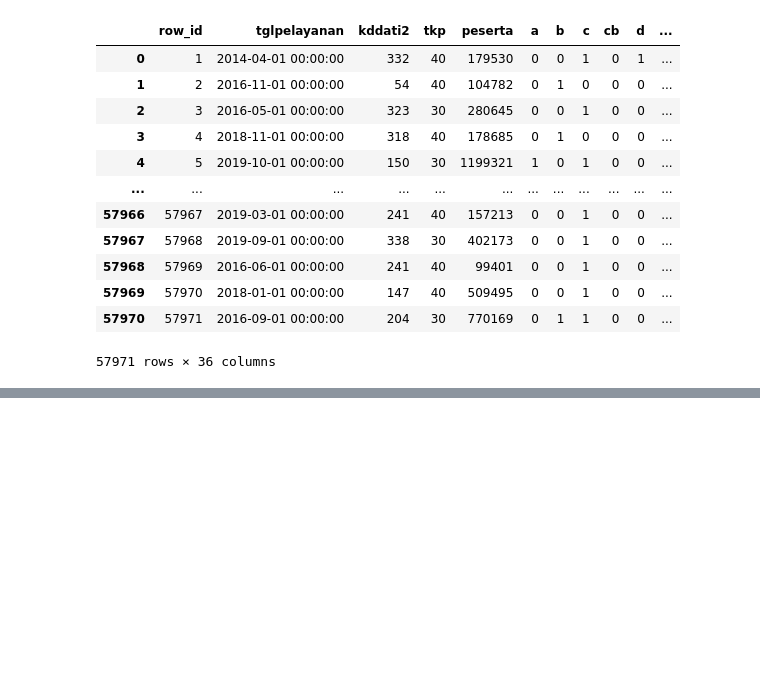
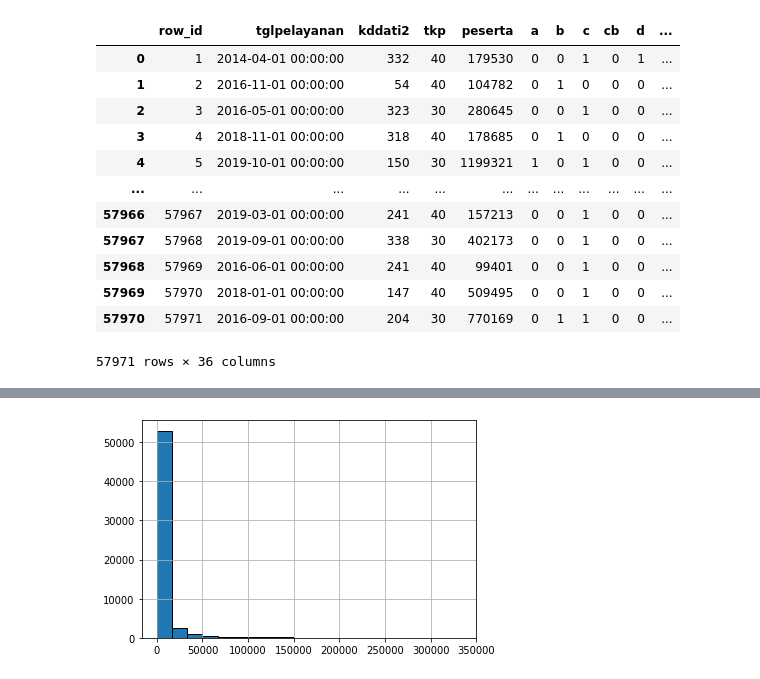
Before and after one commit to angelaafss/Proyek-DAMI-04-RegressionUsingRandomForest, a Jupyter notebook: Kelompok 4 DAMI.ipynb, the cells around one changed output, grey strips where cells are left out. Drawn from its saved outputs; the diff is of its cells as text; code cells hidden in the pictures; blank space fills up the shorter version.

```diff
--- a/Kelompok 4 DAMI.ipynb
+++ b/Kelompok 4 DAMI.ipynb
@@ -29,0 +104,4 @@ casecostprediction
+# %%
+casecostprediction['case'].hist(edgecolor='black', bins=20);
+# %% [output]
+[figure, added]
```
Also changed, not shown: parts of 15 cells of this notebook.
